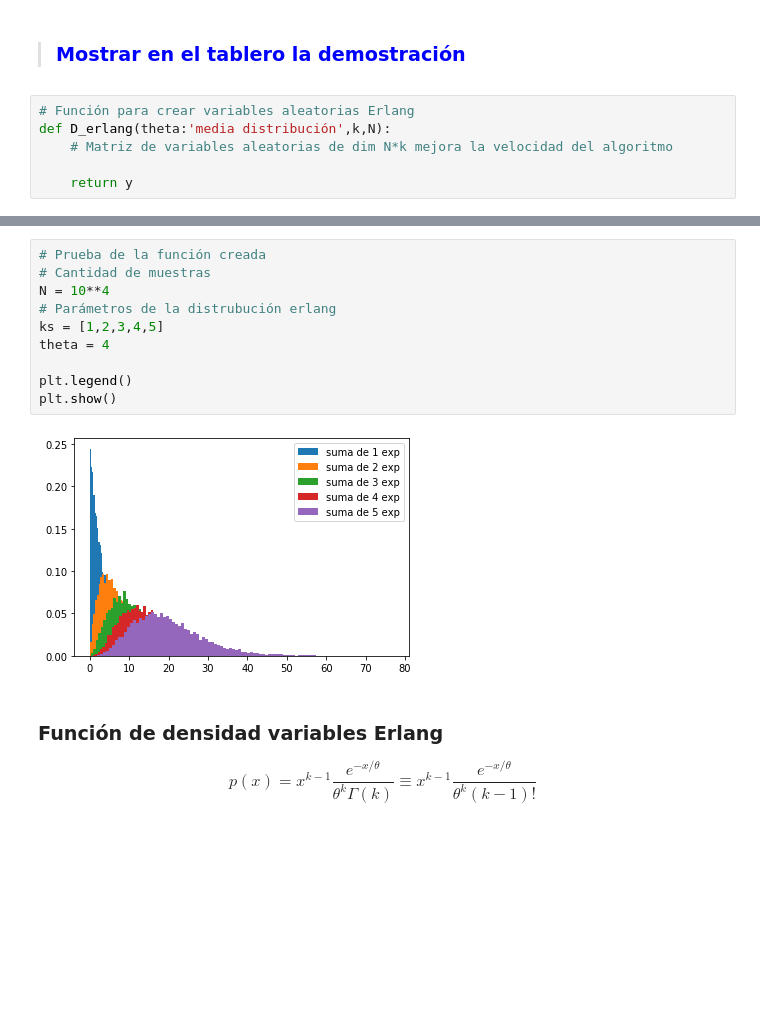
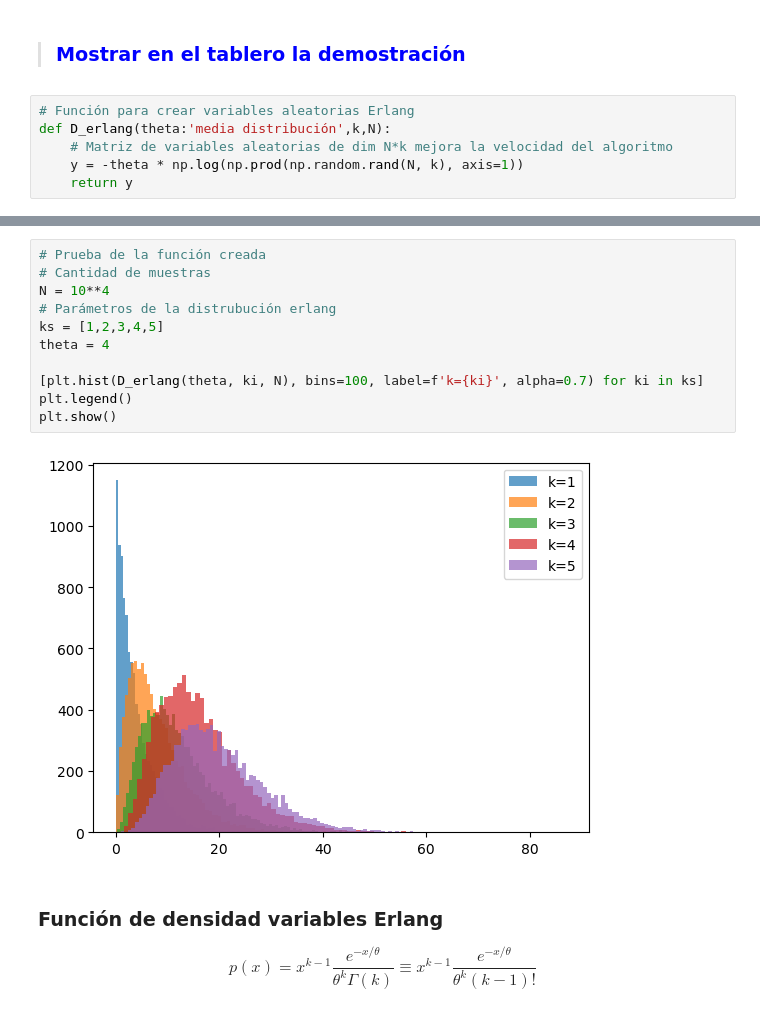
Before and after one commit to Diegoech188/SPF-2023-II, a Jupyter notebook: TEMA-2/Clase9_GenDistribucionProbabilidad.ipynb, the cells around one changed output, grey strips where cells are left out. Saved outputs shown, nothing was run; the diff lists cells and outputs as text; blank space fills up the shorter version.

```diff
--- a/TEMA-2/Clase9_GenDistribucionProbabilidad.ipynb
+++ b/TEMA-2/Clase9_GenDistribucionProbabilidad.ipynb
@@ -132,5 +132,5 @@ plt.show()
 # Función para crear variables aleatorias Erlang
 def D_erlang(theta:'media distribución',k,N):
     # Matriz de variables aleatorias de dim N*k mejora la velocidad del algoritmo
-
+    y = -theta * np.log(np.prod(np.random.rand(N, k), axis=1))
     return y
@@ -137,15 +141,16 @@ def D_erlang(theta:'media distribución',k,N):
 # %%
 # Prueba de la función creada
 # Cantidad de muestras
 N = 10**4
 # Parámetros de la distrubución erlang
 ks = [1,2,3,4,5]
 theta = 4
 
+[plt.hist(D_erlang(theta, ki, N), bins=100, label=f'k={ki}', alpha=0.7) for ki in ks]
 plt.legend()
 plt.show()
 # %% [output]
-[figure, old version]
+[figure, new version]
 # %% [markdown]
 ### Función de densidad variables Erlang
 
```
Also changed, not shown: parts of 13 cells of this notebook, 1 other file.
